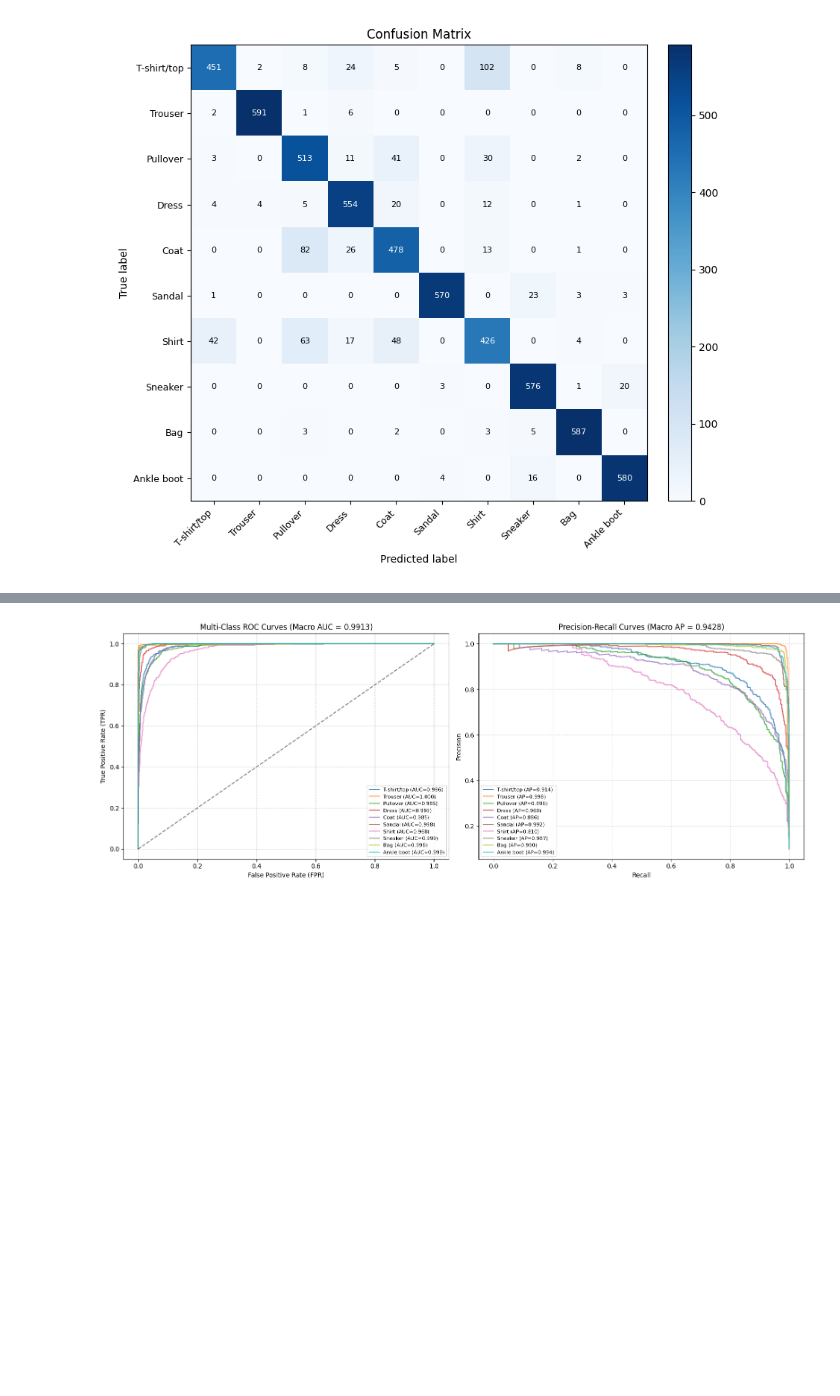
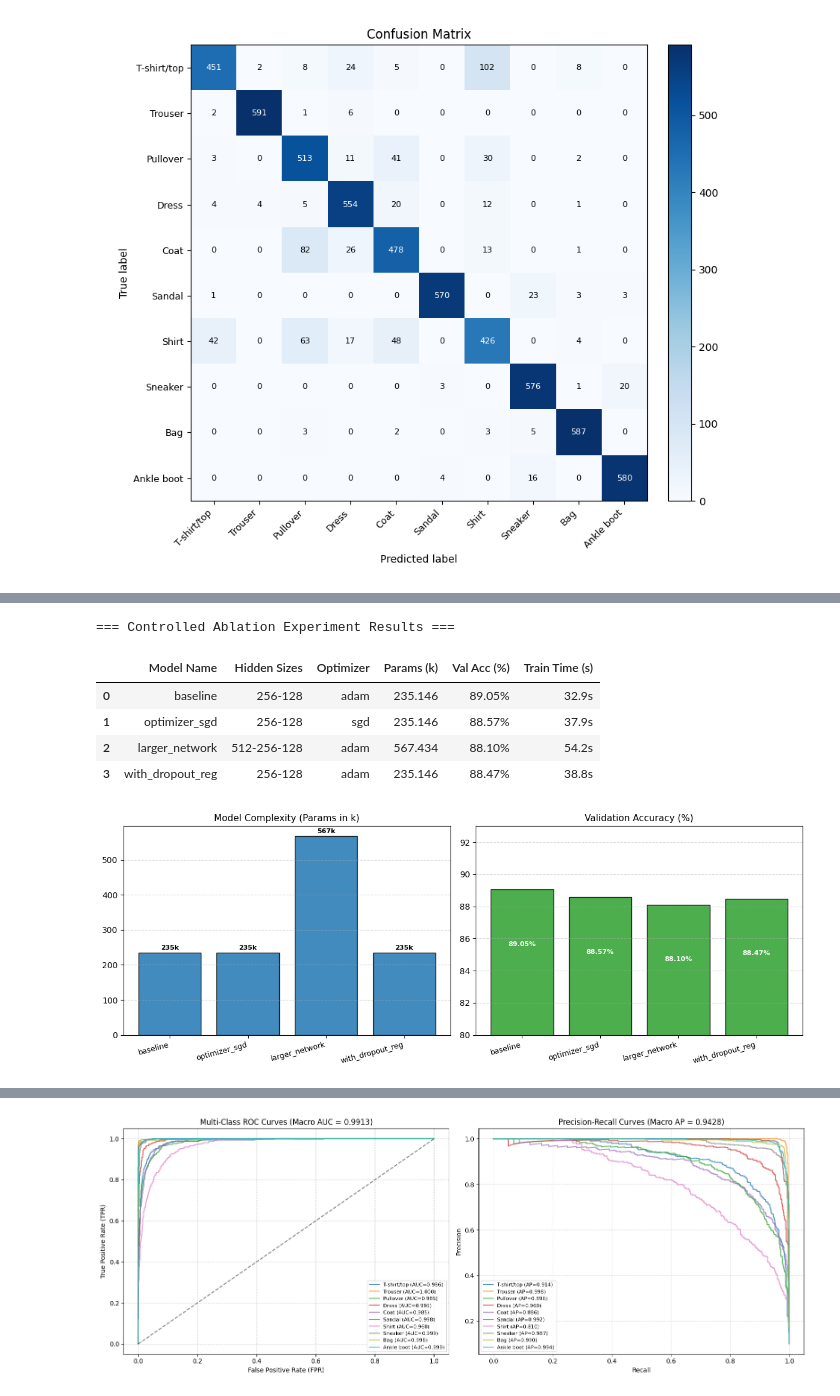
Before and after one commit to pptthu/Lab-DL, a Jupyter notebook: labs/lab1/notebook/lab1_presentation.ipynb, the cells around one changed output, grey strips where cells are left out. Cells and saved outputs as stored; diff of their text form; code cells hidden in the pictures; blank space fills up the shorter version.

Commit message:
lab1/notebook: refactor presentation in English with 3-tier scope (core pipeline, shirt error analysis, ROC/PR in appendix)

```diff
--- a/labs/lab1/notebook/lab1_presentation.ipynb
+++ b/labs/lab1/notebook/lab1_presentation.ipynb
@@ -396,0 +393,64 @@ display(Image(filename=cm_fig_path))
+# %%
+configs = [
+    {'name': 'baseline', 'hidden_sizes': (256, 128), 'lr': 1e-3, 'dropout': 0.0, 'optimizer_name': 'adam', 'weight_decay': 0.0, 'epochs': 5, 'seed': 42},
+    {'name': 'optimizer_sgd', 'hidden_sizes': (256, 128), 'lr': 0.01, 'dropout': 0.0, 'optimizer_name': 'sgd', 'weight_decay': 0.0, 'epochs': 5, 'seed': 42},
+    {'name': 'larger_network', 'hidden_sizes': (512, 256, 128), 'lr': 1e-3, 'dropout': 0.0, 'optimizer_name': 'adam', 'weight_decay': 0.0, 'epochs': 5, 'seed': 42},
+    {'name': 'with_dropout_reg', 'hidden_sizes': (256, 128), 'lr': 1e-3, 'dropout': 0.2, 'optimizer_name': 'adam', 'weight_decay': 1e-4, 'epochs': 5, 'seed': 42},
+]
+
+results = run_experiments(configs, (train_loader, val_loader, test_loader), device=device)
+runs_csv = str(artifact_dir('lab1', 'runs') / 'experiment_results.csv')
+save_results(results, runs_csv)
+
+rows = []
+for r in results:
+    c = r['config']
+    rows.append({
+        "Model Name": c['name'],
+        "Hidden Sizes": "-".join(str(x) for x in c['hidden_sizes']),
+        "Optimizer": c['optimizer_name'],
+        "Params (k)": r['n_params'] / 1000.0,
+        "Val Acc (%)": f"{r['best_val_acc']*100:.2f}%",
+        "Train Time (s)": f"{r['train_seconds']:.1f}s",
+        "_acc": r['best_val_acc'] * 100.0,
+        "_params": r['n_params'] / 1000.0
+    })
+
+df_exp = pd.DataFrame(rows)
+print("=== Controlled Ablation Experiment Results ===")
+display(df_exp[['Model Name', 'Hidden Sizes', 'Optimizer', 'Params (k)', 'Val Acc (%)', 'Train Time (s)']])
+
+# 2-Panel Comparison: Model Complexity vs Validation Accuracy
+fig, axes = plt.subplots(1, 2, figsize=(12, 4.5))
+names = [row['Model Name'] for row in rows]
+x_pos = np.arange(len(names))
+
+# 1. Model Complexity
+axes[0].bar(x_pos, [row['_params'] for row in rows], color="#1f77b4", edgecolor="black", alpha=0.85)
+for idx, v in enumerate([row['_params'] for row in rows]):
+    axes[0].text(idx, v + 8, f"{v:.0f}k", ha="center", fontsize=8, fontweight="bold")
+axes[0].set_xticks(x_pos)
+axes[0].set_xticklabels(names, rotation=15, ha="right", fontsize=9)
+axes[0].set_title("Model Complexity (Params in k)", fontsize=11)
+axes[0].grid(True, axis="y", linestyle="--", alpha=0.5)
+
+# 2. Validation Accuracy
+axes[1].bar(x_pos, [row['_acc'] for row in rows], color="#2ca02c", edgecolor="black", alpha=0.85)
+for idx, v in enumerate([row['_acc'] for row in rows]):
+    axes[1].text(idx, v - 3.5, f"{v:.2f}%", ha="center", color="white", fontsize=8, fontweight="bold")
+axes[1].set_xticks(x_pos)
+axes[1].set_xticklabels(names, rotation=15, ha="right", fontsize=9)
+axes[1].set_title("Validation Accuracy (%)", fontsize=11)
+axes[1].set_ylim(80, 93)
+axes[1].grid(True, axis="y", linestyle="--", alpha=0.5)
+
+plt.tight_layout()
+plt.show()
+# %% [output]
+=== Controlled Ablation Experiment Results ===
+|  | Model Name | Hidden Sizes | Optimizer | Params (k) | Val Acc (%) | Train Time (s) |
+| 0 | baseline | 256-128 | adam | 235.146 | 89.05% | 32.9s |
+| 1 | optimizer_sgd | 256-128 | sgd | 235.146 | 88.57% | 37.9s |
+| 2 | larger_network | 512-256-128 | adam | 567.434 | 88.10% | 54.2s |
+| 3 | with_dropout_reg | 256-128 | adam | 235.146 | 88.47% | 38.8s |
+[figure, added]
```
Also changed, not shown: parts of 37 cells of this notebook.
